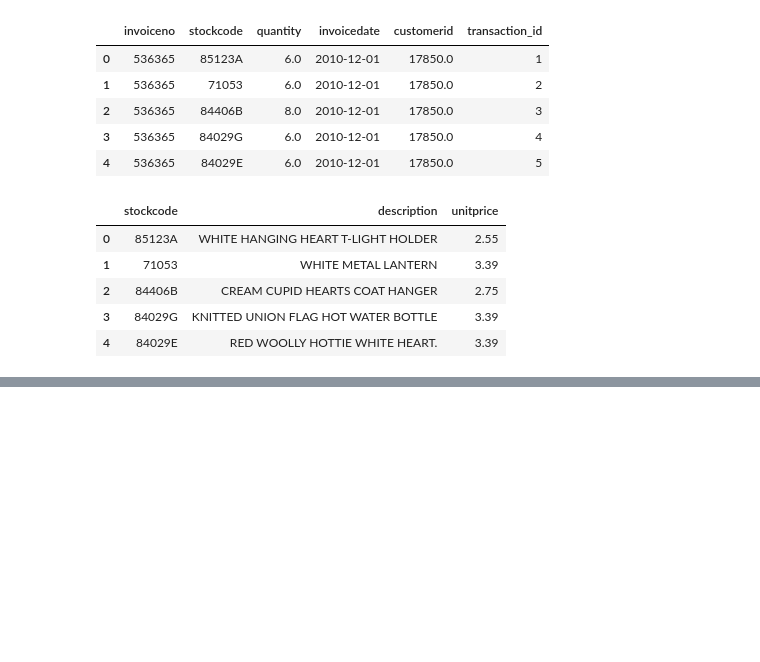
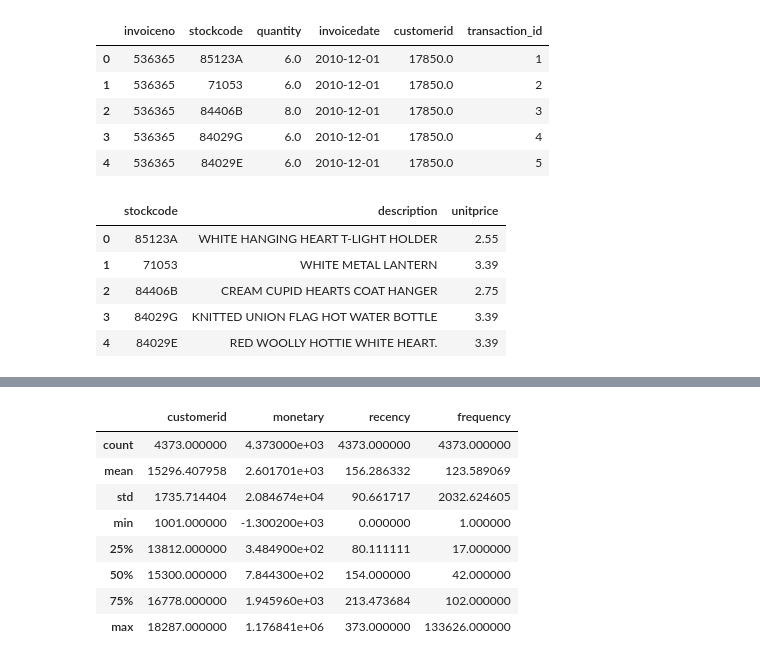
Before and after one commit to ruprekhab/market_analysis, a Jupyter notebook: kmeans.ipynb, the cells around one changed output, grey strips where cells are left out. Saved outputs shown, nothing was run; the diff lists cells and outputs as text; code cells hidden in the pictures; blank space fills up the shorter version.

```diff
--- a/kmeans.ipynb
+++ b/kmeans.ipynb
@@ -100,0 +139,4 @@ Name: count, Length: 2111, dtype: int64
+# %%
+# Count the frequency of each customer
+frequency = df['customerid'].value_counts().reset_index()
+frequency
@@ -100,0 +157,4 @@ Name: count, Length: 2111, dtype: int64
+# %%
+# Merge the frequency with the new_df
+rfm_df = pd.merge(new_df, frequency, on="customerid")
+rfm_df.head()
@@ -100,0 +168,4 @@ Name: count, Length: 2111, dtype: int64
+# %%
+# Rename count to frquency
+rfm_df.rename(columns={"count": "frequency", "revenue":"monetary"}, inplace=True)
+rfm_df.head()
@@ -100,0 +179,17 @@ Name: count, Length: 2111, dtype: int64
+# %%
+# create a copy of the dataframe
+rfm_df_copy = rfm_df.copy()
+# %%
+# Generate summary statistics
+summary = rfm_df_copy.describe()
+summary
+# %% [output]
+|  | customerid | monetary | recency | frequency |
+| count | 4373.000000 | 4.373000e+03 | 4373.000000 | 4373.000000 |
+| mean | 15296.407958 | 2.601701e+03 | 156.286332 | 123.589069 |
+| std | 1735.714404 | 2.084674e+04 | 90.661717 | 2032.624605 |
+| min | 1001.000000 | -1.300200e+03 | 0.000000 | 1.000000 |
+| 25% | 13812.000000 | 3.484900e+02 | 80.111111 | 17.000000 |
+| 50% | 15300.000000 | 7.844300e+02 | 154.000000 | 42.000000 |
+| 75% | 16778.000000 | 1.945960e+03 | 213.473684 | 102.000000 |
+| max | 18287.000000 | 1.176841e+06 | 373.000000 | 133626.000000 |
```
Also changed, not shown: parts of 26 cells of this notebook.
